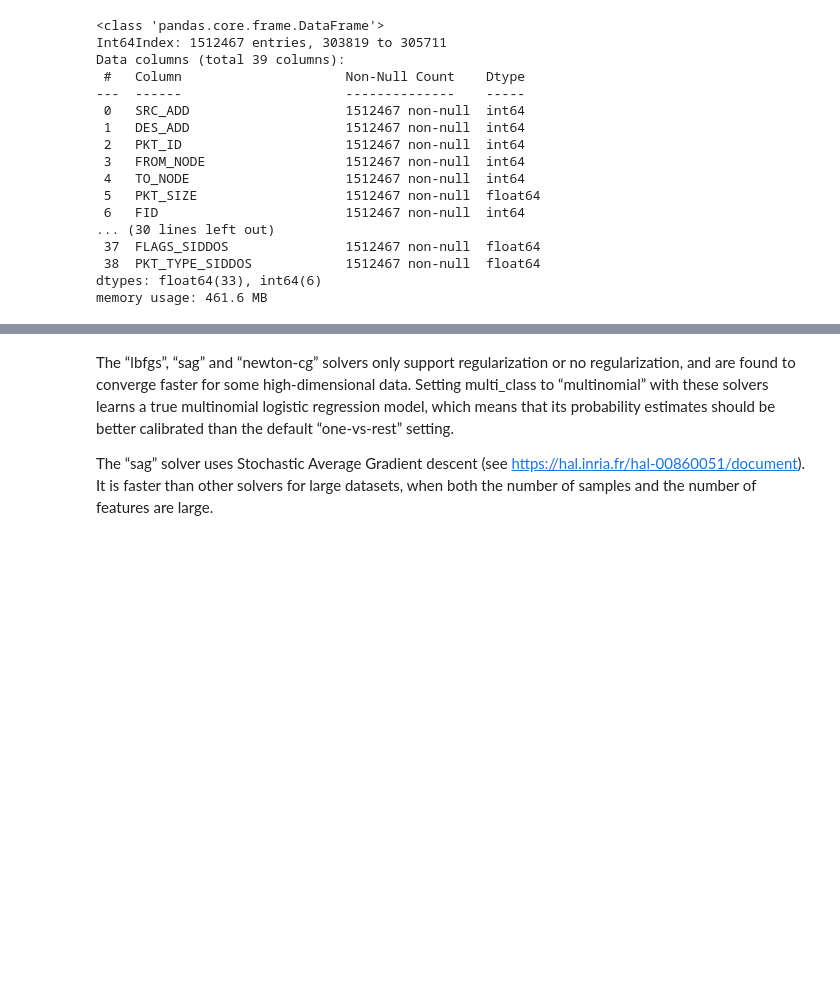
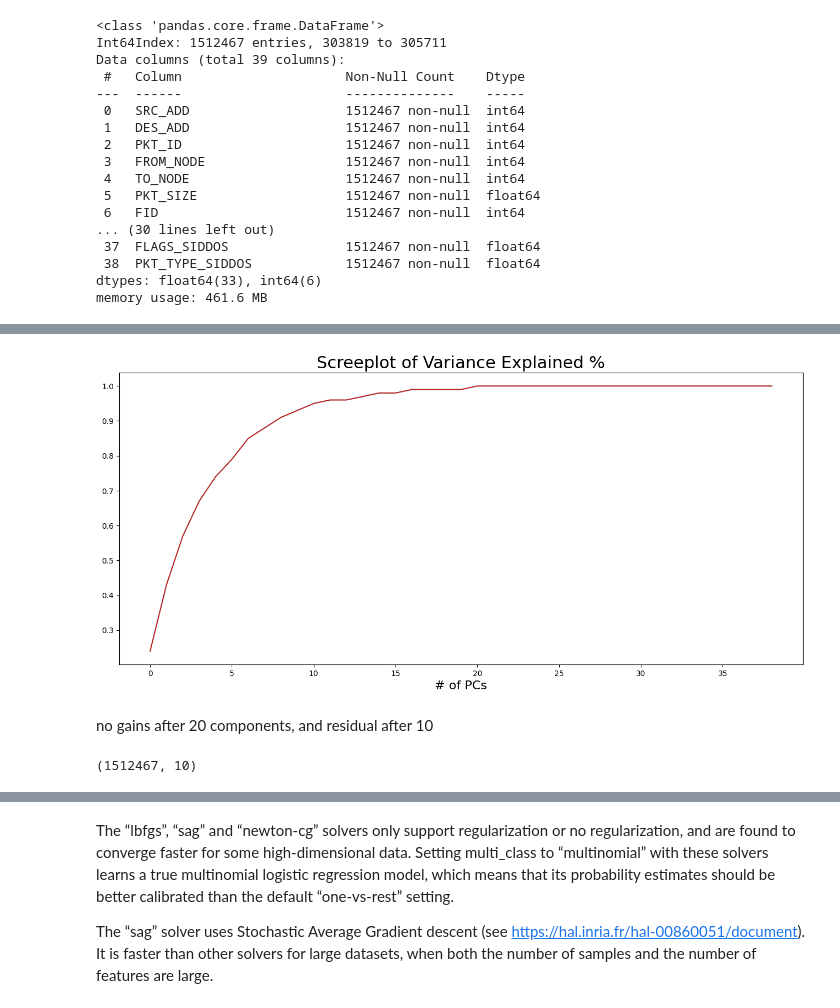
Before and after one commit to CatarinaL/ddosLogs, a Jupyter notebook: ddos_logs_logit_regression.ipynb, the cells around one changed output, grey strips where cells are left out. Saved outputs shown, nothing was run; the diff lists cells and outputs as text; code cells hidden in the pictures; blank space fills up the shorter version.

Commit message:
[WIP] working on principal component analysis before fitting log regression

```diff
--- a/ddos_logs_logit_regression.ipynb
+++ b/ddos_logs_logit_regression.ipynb
@@ -182,0 +113,6 @@ array([[ 1.11952814, -1.19607929,  1.27748827, ..., -0.24040455,
+# %%
+#PCA analysis for dimensionality reduction
+print(f"Dataset dimensions: {X_train_scaled.shape}, {len(X_train_scaled[0])} features after encoding.")
+
+from sklearn.decomposition import PCA
+pca2 = PCA(svd_solver='full')
@@ -182,0 +136,17 @@ array([[ 1.11952814, -1.19607929,  1.27748827, ..., -0.24040455,
+# %%
+variance_exp_cumsum = pca2.explained_variance_ratio_.cumsum().round(2)
+fig, axes = plt.subplots(1,1,figsize=(16,7), dpi=100)
+plt.plot(variance_exp_cumsum, color='firebrick')
+plt.title('Screeplot of Variance Explained %', fontsize=22)
+plt.xlabel('# of PCs', fontsize=16)
+plt.show()
+# %% [output]
+[figure, added]
+# %% [markdown]
+no gains after 20 components, and residual after 10
+# %%
+pca1 = PCA(n_components=10)
+pca_X=pca1.fit_transform(X_train_scaled)
+pca_X.shape
+# %% [output]
+(1512467, 10)
```
Also changed, not shown: parts of 22 cells of this notebook.
